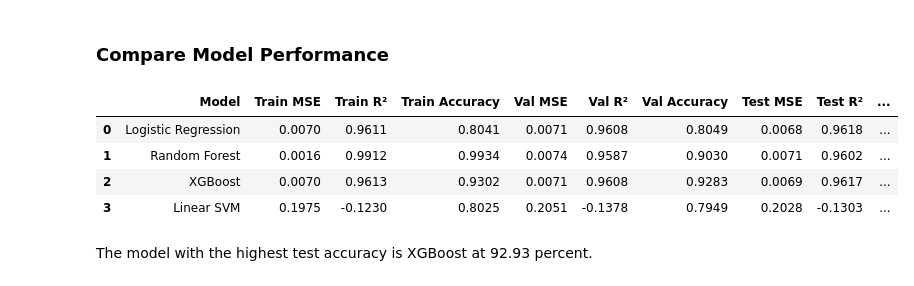
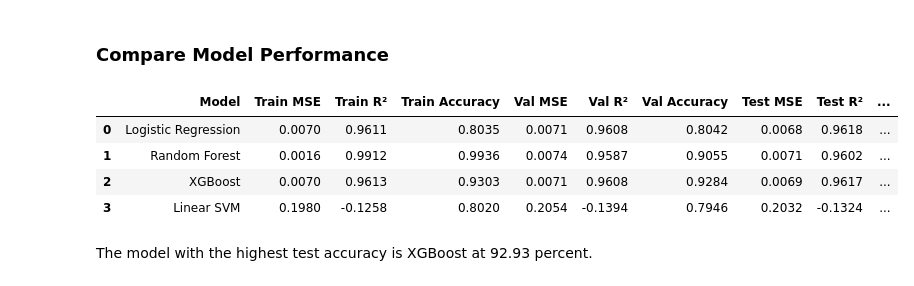
Before and after one commit to ogingaj/machine-learning-using-SBA-loan-data, a Jupyter notebook: modeling_algorithm.ipynb, the cells around one changed output. Saved outputs shown, nothing was run; the diff lists cells and outputs as text; code cells hidden in the pictures.

```diff
--- a/modeling_algorithm.ipynb
+++ b/modeling_algorithm.ipynb
@@ -1328,32 +1350,32 @@ plt.show()
 # %% [markdown]
 ### Compare Model Performance
 # %%
-#compare model performance
+# Compare model performance
 # Create a dictionary of repayment results
 results_repayment = {
     'Model': ['Logistic Regression', 'Random Forest', 'XGBoost', 'Linear SVM'],
-    'Train MSE': [0.0070, 0.0016, 0.0070, 0.1975],
-    'Train R²': [0.9611, 0.9912, 0.9613, -0.1230],
-    'Train Accuracy': [0.8041, 0.9934, 0.9302, 0.8025],
-    'Val MSE': [0.0071, 0.0074, 0.0071, 0.2051],
-    'Val R²': [0.9608, 0.9587, 0.9608, -0.1378],
-    'Val Accuracy': [0.8049, 0.9030, 0.9283, 0.7949],
-    'Test MSE': [0.0068, 0.0071, 0.0069, 0.2028],
-    'Test R²': [0.9618, 0.9602, 0.9617, -0.1303],
-    'Test Accuracy': [0.8045, 0.9031, 0.9293, 0.7972]
+    'Train MSE': [0.0070, 0.0016, 0.0070, 0.1980],
+    'Train R²': [0.9611, 0.9912, 0.9613, -0.1258],
+    'Train Accuracy': [0.8035, 0.9936, 0.9303, 0.8020],
+    'Val MSE': [0.0071, 0.0074, 0.0071, 0.2054],
+    'Val R²': [0.9608, 0.9587, 0.9608, -0.1394],
+    'Val Accuracy': [0.8042, 0.9055, 0.9284, 0.7946],
+    'Test MSE': [0.0068, 0.0071, 0.0069, 0.2032],
+    'Test R²': [0.9618, 0.9602, 0.9617, -0.1324],
+    'Test Accuracy': [0.8039, 0.9073, 0.9293, 0.7968]
 }
 
 # Convert to DataFrame
 results_df_repayment = pd.DataFrame(results_repayment)
 
 # Display it
 results_df_repayment
 # %% [output]
 |  | Model | Train MSE | Train R² | Train Accuracy | Val MSE | Val R² | Val Accuracy | Test MSE | Test R² | ... |
-| 0 | Logistic Regression | 0.0070 | 0.9611 | 0.8041 | 0.0071 | 0.9608 | 0.8049 | 0.0068 | 0.9618 | ... |
-| 1 | Random Forest | 0.0016 | 0.9912 | 0.9934 | 0.0074 | 0.9587 | 0.9030 | 0.0071 | 0.9602 | ... |
-| 2 | XGBoost | 0.0070 | 0.9613 | 0.9302 | 0.0071 | 0.9608 | 0.9283 | 0.0069 | 0.9617 | ... |
-| 3 | Linear SVM | 0.1975 | -0.1230 | 0.8025 | 0.2051 | -0.1378 | 0.7949 | 0.2028 | -0.1303 | ... |
+| 0 | Logistic Regression | 0.0070 | 0.9611 | 0.8035 | 0.0071 | 0.9608 | 0.8042 | 0.0068 | 0.9618 | ... |
+| 1 | Random Forest | 0.0016 | 0.9912 | 0.9936 | 0.0074 | 0.9587 | 0.9055 | 0.0071 | 0.9602 | ... |
+| 2 | XGBoost | 0.0070 | 0.9613 | 0.9303 | 0.0071 | 0.9608 | 0.9284 | 0.0069 | 0.9617 | ... |
+| 3 | Linear SVM | 0.1980 | -0.1258 | 0.8020 | 0.2054 | -0.1394 | 0.7946 | 0.2032 | -0.1324 | ... |
 # %% [markdown]
 The model with the highest test accuracy is XGBoost at 92.93 percent.
 # %% [markdown]
```
Also changed, not shown: parts of 21 cells of this notebook, 4 other files.
